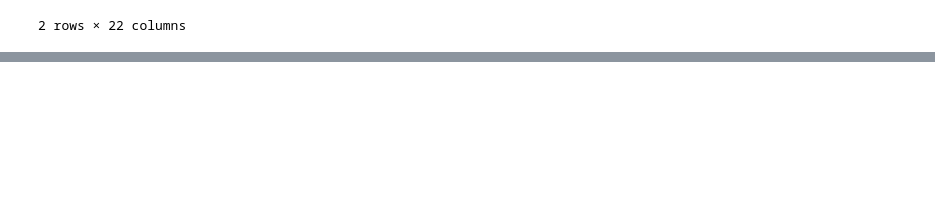
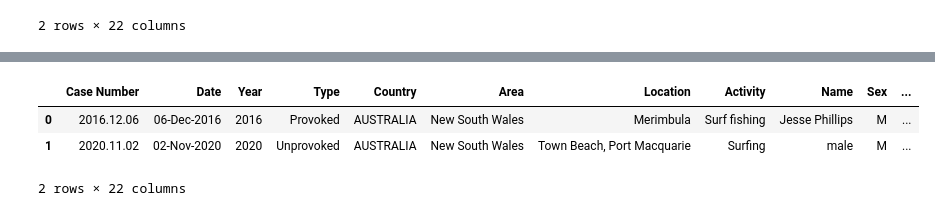
Before and after one commit to CMac-code/Project_Shark, a Jupyter notebook: Shark2.ipynb, the cells around one changed output, grey strips where cells are left out. Cells and saved outputs as stored; diff of their text form; code cells hidden in the pictures; blank space fills up the shorter version.

```diff
--- a/Shark2.ipynb
+++ b/Shark2.ipynb
@@ -15,0 +39,8 @@ Shark2.head(2)
+# %%
+Shark2['Year'] = Shark2['Year'].astype(str).replace('\.0', '', regex=True)
+Shark2.dropna(subset = ['Year']).head(2)
+# %% [output]
+|  | Case Number | Date | Year | Type | Country | Area | Location | Activity | Name | Sex | ... |
+| 0 | 2016.12.06 | 06-Dec-2016 | 2016 | Provoked | AUSTRALIA | New South Wales | Merimbula | Surf fishing | Jesse Phillips | M | ... |
+| 1 | 2020.11.02 | 02-Nov-2020 | 2020 | Unprovoked | AUSTRALIA | New South Wales | Town Beach, Port Macquarie | Surfing | male | M | ... |
+2 rows × 22 columns
```
Also changed, not shown: parts of 12 cells of this notebook, 1 other file.
